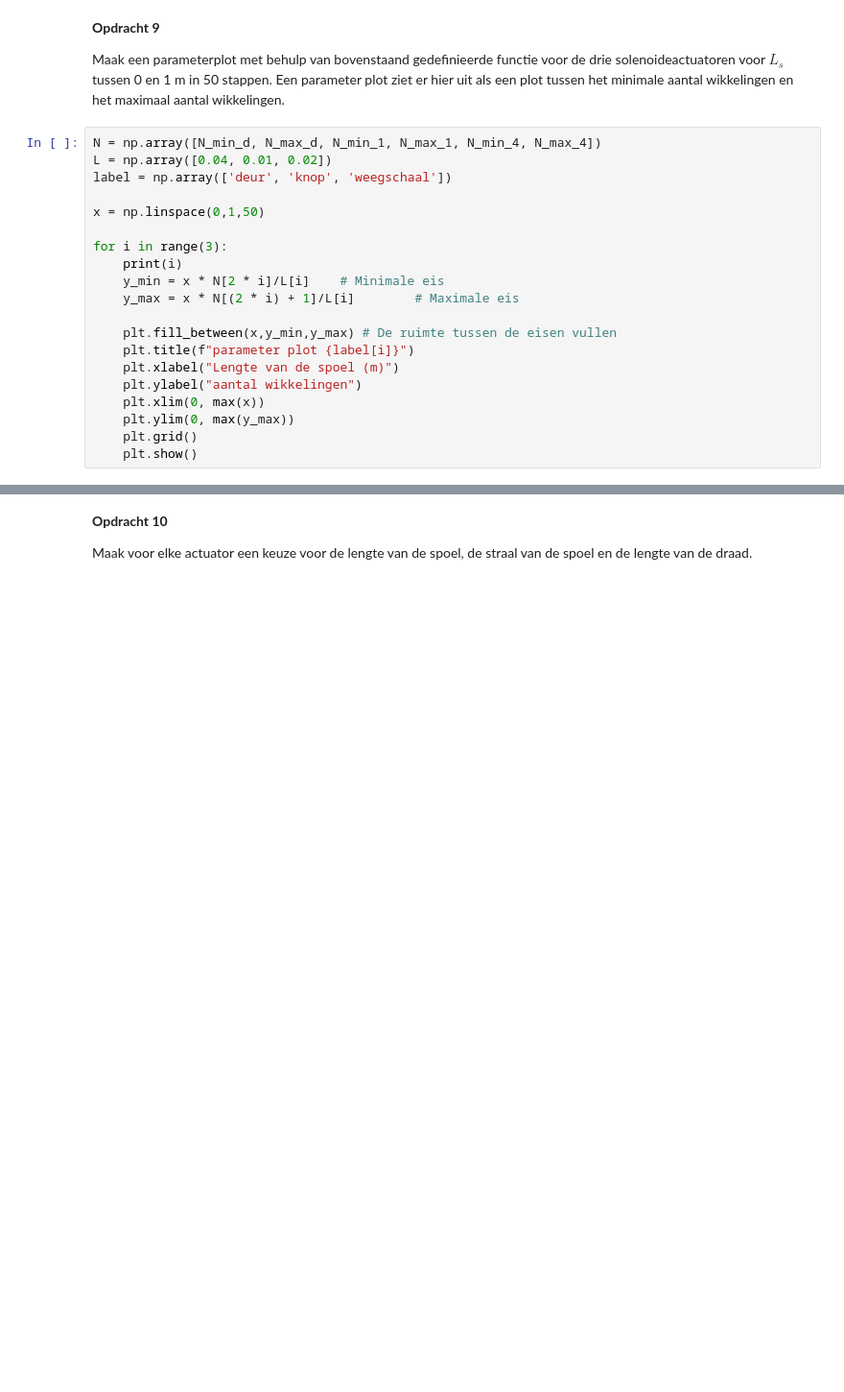
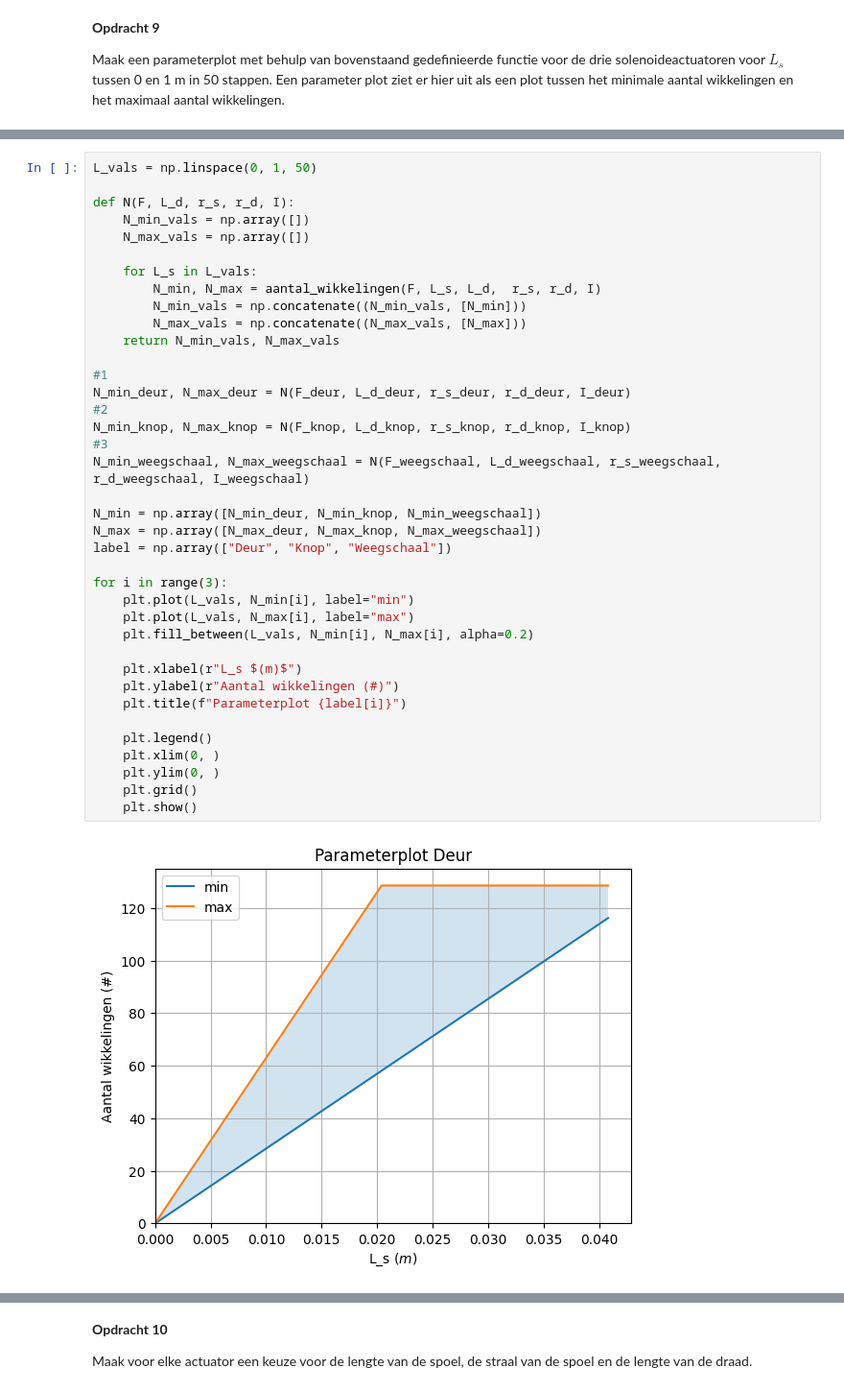
Before and after one commit to gltChboy/opdrachten-DEF-D, a Jupyter notebook: 2KrachtactuatorOpdracht/KrachtactuatorOpdracht.ipynb, the cells around one changed output, grey strips where cells are left out. Shown at 96% size. Drawn from its saved outputs; the diff is of its cells as text; blank space fills up the shorter version.

```diff
--- a/2KrachtactuatorOpdracht/KrachtactuatorOpdracht.ipynb
+++ b/2KrachtactuatorOpdracht/KrachtactuatorOpdracht.ipynb
@@ -366,23 +307,3 @@ Text(0, 0.5, 'y')
 **Opdracht 9**
 
 Maak een parameterplot met behulp van bovenstaand gedefinieerde functie voor de drie solenoideactuatoren voor $L_s$ tussen 0 en 1 m in 50 stappen. Een parameter plot ziet er hier uit als een plot tussen het minimale aantal wikkelingen en het maximaal aantal wikkelingen.
-# %%
-N = np.array([N_min_d, N_max_d, N_min_1, N_max_1, N_min_4, N_max_4])
-L = np.array([0.04, 0.01, 0.02])
-label = np.array(['deur', 'knop', 'weegschaal'])
-
-x = np.linspace(0,1,50)
-
-for i in range(3):
-    print(i)
-    y_min = x * N[2 * i]/L[i]    # Minimale eis
-    y_max = x * N[(2 * i) + 1]/L[i]        # Maximale eis
-
-    plt.fill_between(x,y_min,y_max) # De ruimte tussen de eisen vullen
-    plt.title(f"parameter plot {label[i]}")
-    plt.xlabel("Lengte van de spoel (m)")
-    plt.ylabel("aantal wikkelingen")
-    plt.xlim(0, max(x))
-    plt.ylim(0, max(y_max))
-    plt.grid()
-    plt.show()
@@ -395,0 +310,40 @@ for i in range(3):
+# %%
+L_vals = np.linspace(0, 1, 50)
+
+def N(F, L_d, r_s, r_d, I):
+    N_min_vals = np.array([])
+    N_max_vals = np.array([])
+
+    for L_s in L_vals:
+        N_min, N_max = aantal_wikkelingen(F, L_s, L_d,  r_s, r_d, I)
+        N_min_vals = np.concatenate((N_min_vals, [N_min]))
+        N_max_vals = np.concatenate((N_max_vals, [N_max]))
+    return N_min_vals, N_max_vals
+
+#1
+N_min_deur, N_max_deur = N(F_deur, L_d_deur, r_s_deur, r_d_deur, I_deur)
+#2
+N_min_knop, N_max_knop = N(F_knop, L_d_knop, r_s_knop, r_d_knop, I_knop)
+#3
+N_min_weegschaal, N_max_weegschaal = N(F_weegschaal, L_d_weegschaal, r_s_weegschaal, r_d_weegschaal, I_weegschaal)
+
+N_min = np.array([N_min_deur, N_min_knop, N_min_weegschaal])
+N_max = np.array([N_max_deur, N_max_knop, N_max_weegschaal])
+label = np.array(["Deur", "Knop", "Weegschaal"])
+
+for i in range(3):
+    plt.plot(L_vals, N_min[i], label="min")
+    plt.plot(L_vals, N_max[i], label="max")
+    plt.fill_between(L_vals, N_min[i], N_max[i], alpha=0.2)
+
+    plt.xlabel(r"L_s $(m)$")
+    plt.ylabel(r"Aantal wikkelingen (#)")
+    plt.title(f"Parameterplot {label[i]}")
+
+    plt.legend()
+    plt.xlim(0, )
+    plt.ylim(0, )
+    plt.grid()
+    plt.show()
+# %% [output]
+[figure, added]
```
Also changed, not shown: parts of 23 cells of this notebook.
